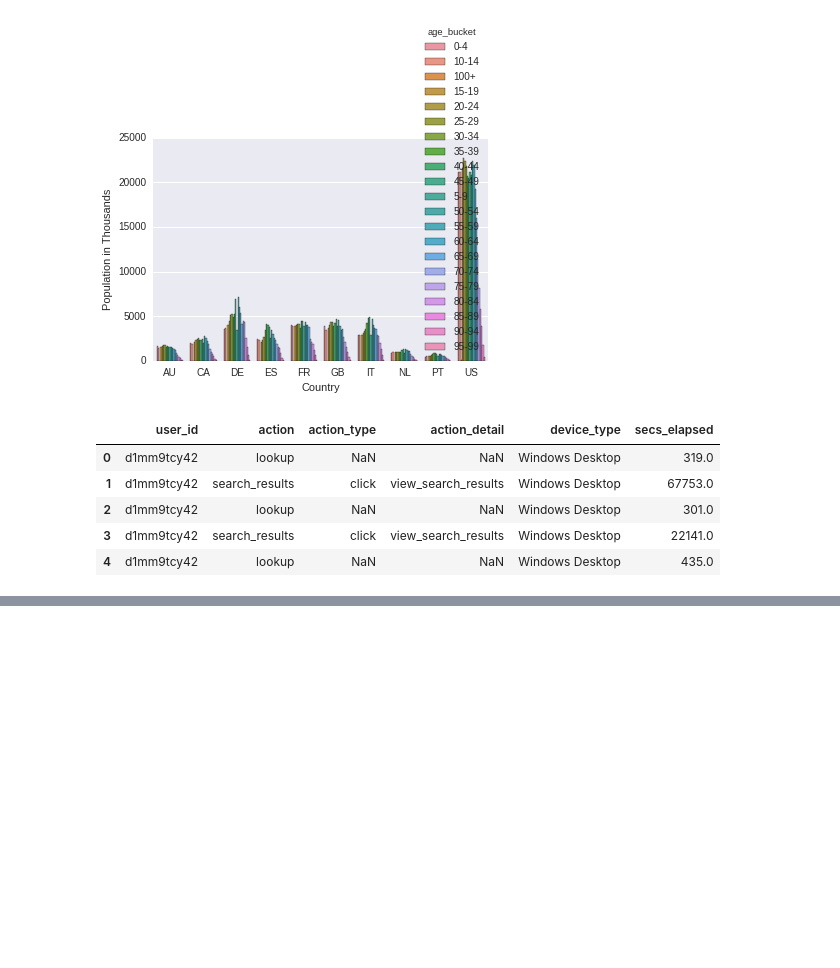
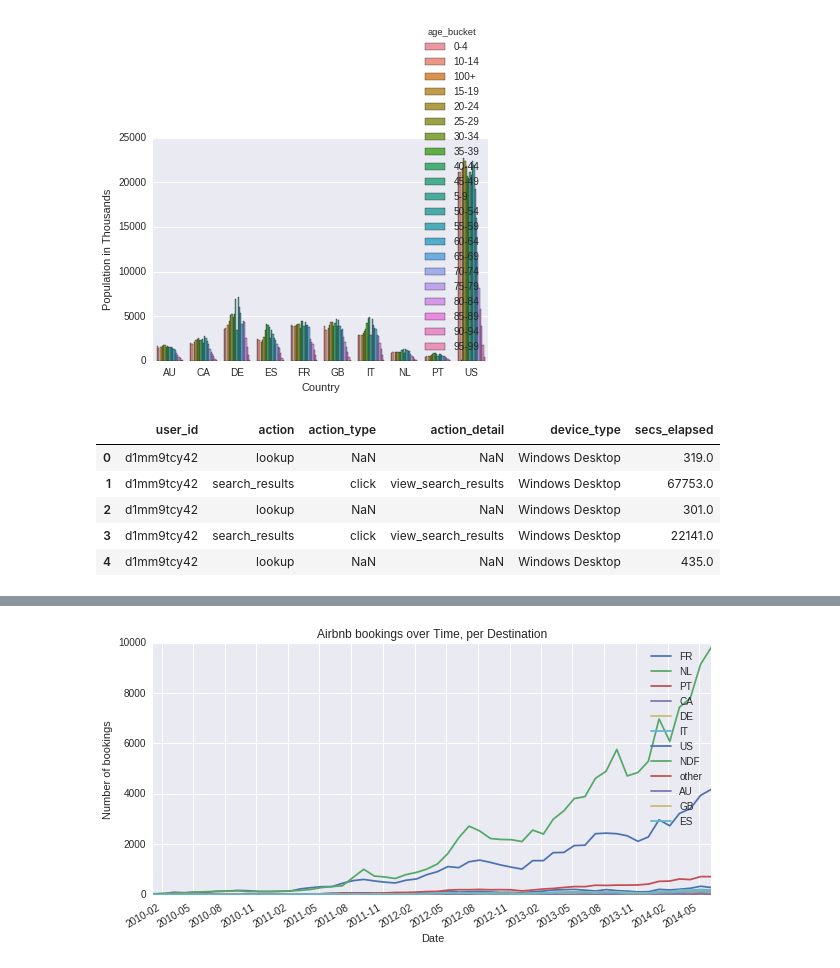
Before and after one commit to bhedayat/258-Assignment-2, a Jupyter notebook: DataExploration/DataExploration-Behnam.ipynb, the cells around one changed output, grey strips where cells are left out. Drawn from its saved outputs; the diff is of its cells as text; code cells hidden in the pictures; blank space fills up the shorter version.

```diff
--- a/DataExploration/DataExploration-Behnam.ipynb
+++ b/DataExploration/DataExploration-Behnam.ipynb
@@ -163,0 +213,6 @@ sessions.groupby('action')['action'].sum()
+# %%
+train_account = train_users
+accountPlot = plotBookingsPerTime(train_account,'date_account_created')
+accountPlot.show()
+# %% [output]
+[figure, added]
```
Also changed, not shown: parts of 3 cells of this notebook.
